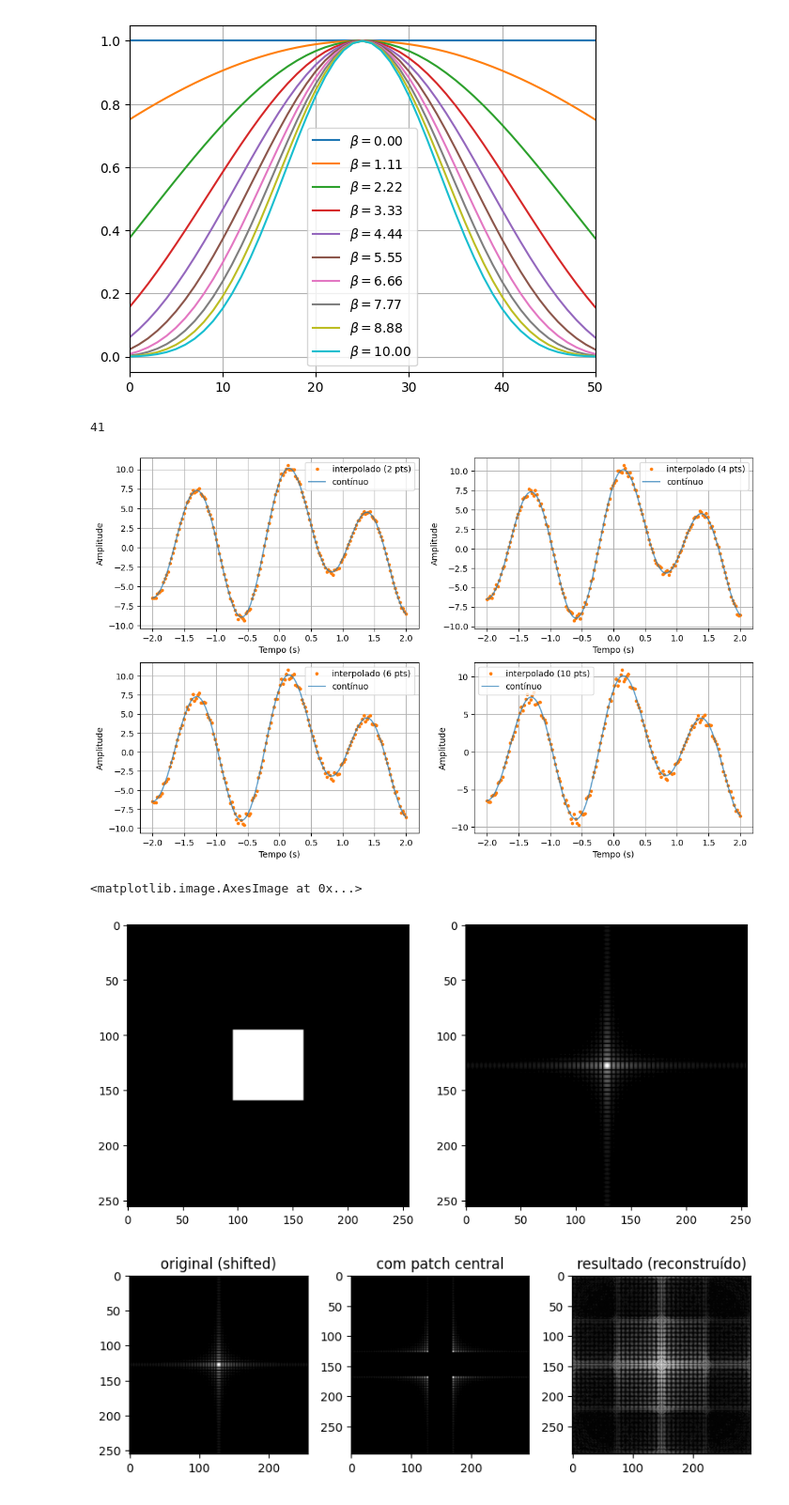
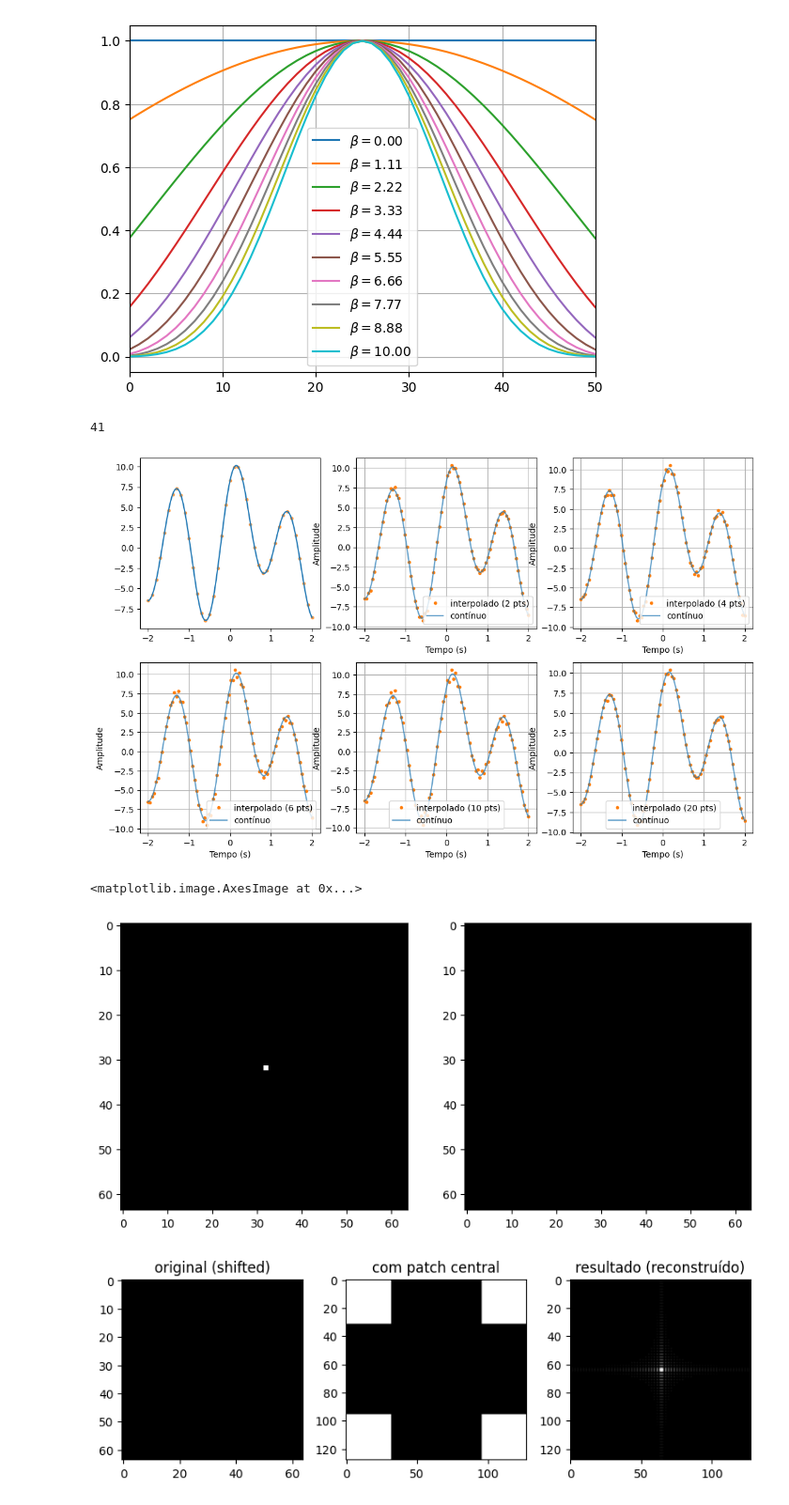
Before and after one commit to gabrielluizep/et-291, a Jupyter notebook: assignment-02/smoothing-window.ipynb, the cells around one changed output. Shown: that part at 94% size. Cells and saved outputs as stored; diff of their text form; code cells hidden in the pictures.

Commit message:
fix: fixed kernel interpolation and point target

```diff
--- a/assignment-02/smoothing-window.ipynb
+++ b/assignment-02/smoothing-window.ipynb
@@ -52,7 +52,7 @@ t_end = 2      # fim do tempo (s)
 N = int((t_end - t_start) * fs) + 1  # número de amostras para cobrir o intervalo de tempo
 
 # Sinal sinc contínuo
-tc = np.linspace(t_start, t_end, 2000)  # tempo contínuo
+tc = np.linspace(t_start, t_end, 3000)  # tempo contínuo
 x_cont = (
     np.sin(fc * tc)
     + 3 * np.cos(fc * tc)
@@ -110,34 +110,35 @@ scale_discrete = np.max(np.abs(X_shifted))
 X_plot = np.abs(X_shifted) / scale_discrete
 XC_plot = np.abs(XC_shifted) / scale
 
-fig, axs = plt.subplots(2, 2, figsize=(13, 8))
-kernel_sizes = [2, 4, 6, 10]  # Adiciona definição para evitar erro
+fig, axs = plt.subplots(2, 3, figsize=(13, 8))
+axs =axs.flatten()
+kernel_sizes = [2, 4, 6, 10,20]  # Adiciona definição para evitar erro
 index = 0
 # Plota sinais interpolados para diferentes tamanhos de kernel
-for pts in kernel_sizes:
+axs[index].plot(t,x_disc, '.', color='C1', alpha=0.7, label="contínuo")
+axs[index].plot(tc, x_cont, '-', color='C0', label="discreto")
+
+for i, pts in enumerate(kernel_sizes):
 
     x_disc_interp = kernel_signal(x_disc, pts, fs)
     t_interp = np.linspace(t[0], t[-1], len(x_disc_interp))
-    axs[index//2,index % 2].plot(t_interp, x_disc_interp, '.',color='C1', label=f'interpolado ({pts} pts)')
-    axs[index//2,index % 2].plot(tc, x_cont, '-', color='C0', alpha=0.7, label="contínuo")
-    axs[index//2,index % 2].set_xlabel("Tempo (s)")
-    axs[index//2,index % 2].set_ylabel("Amplitude")
-    axs[index//2,index % 2].grid(True)
-    axs[index//2,index % 2].legend()
+    axs[i+1].plot(t_interp, x_disc_interp, '.',color='C1', label=f'interpolado ({pts} pts)')
+    axs[i+1].plot(tc, x_cont, '-', color='C0', alpha=0.7, label="contínuo")
+    axs[i+1].set_xlabel("Tempo (s)")
+    axs[i+1].set_ylabel("Amplitude")
+    axs[i+1].grid(True)
+    axs[i+1].legend()
     index += 1
 # %% [output]
 41
-[figure, old version]
+[figure, new version]
 # %%
-l = 256  # Length of the image
+l = 64  # Length of the image
 c = l // 2  # Center of the image
 ws = l // 8  # Half of window length
 
 original = np.zeros((l, l))
-original[
-    c - ws : c + ws,
-    c - ws : c + ws,
-] = 1
+original[c, c] = 1
 # %%
 def fft_magnitude(image):
     fft = np.fft.fft2(image)
@@ -197,23 +198,23 @@ axs[0].imshow(original, cmap="gray")
 axs[1].imshow(fft_image, cmap="gray")
 # %% [output]
 <matplotlib.image.AxesImage at 0x...>
-[figure, old version]
+[figure, new version]
 # %%
 def IFFT(image):
     ifft = np.fft.ifft2(image)
     ifft = np.fft.ifftshift(ifft)
     return np.abs(ifft)
 # %%
-patch = np.zeros((40, 40)) * 5.0
+patch = np.zeros((l, l))
 out = insert_center_patch(fft_image, patch)
 
 result_image = IFFT(out)
 
 plt.figure(figsize=(8,8))
 plt.subplot(1,3,1); plt.imshow(fft_image, cmap='gray'); plt.title('original (shifted)')
 plt.subplot(1,3,2); plt.imshow(out, cmap='gray'); plt.title('com patch central')
 plt.subplot(1,3,3); plt.imshow(enhance_contrast(result_image), cmap='gray'); plt.title('resultado (reconstruído)')
 plt.tight_layout()
 plt.show()
 # %% [output]
-[figure, old version]
+[figure, new version]
```
Also changed, not shown: parts of 2 cells of this notebook.
